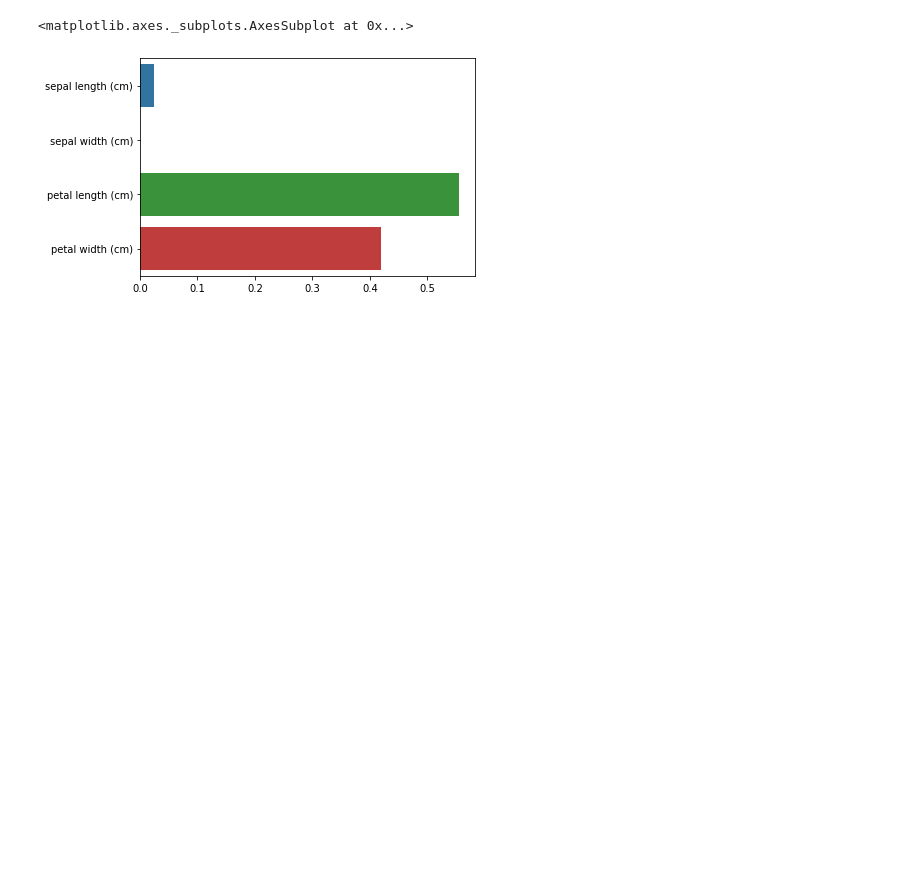
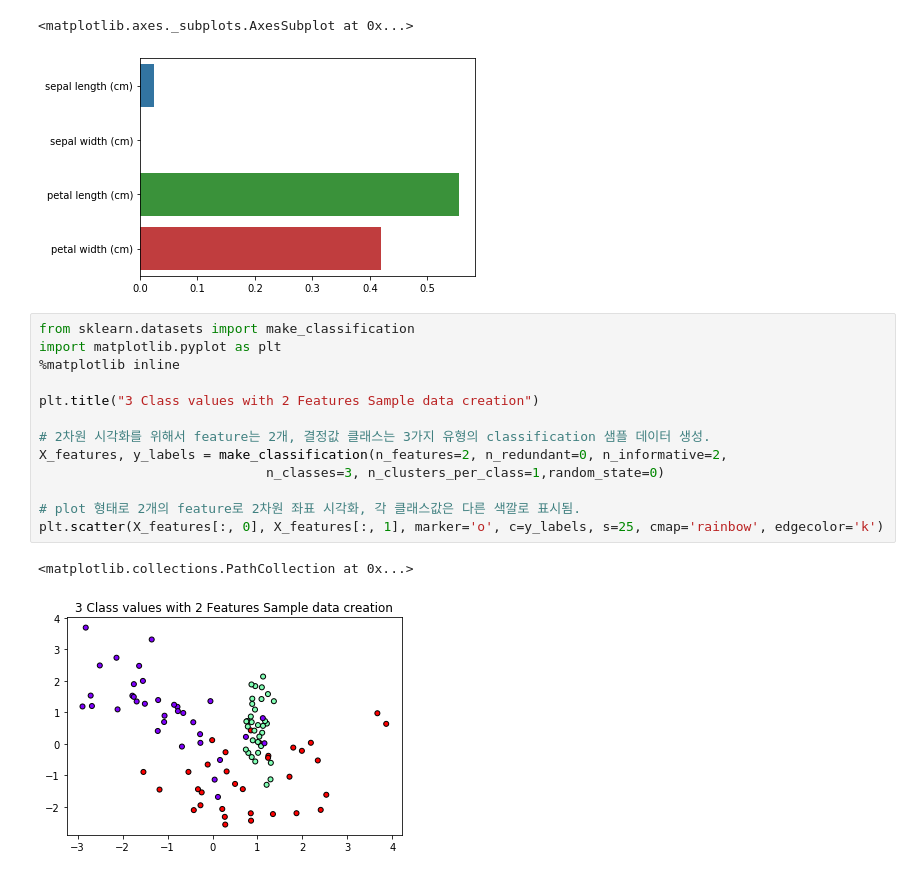
Before and after one commit to quovadisss/MLguide, a Jupyter notebook: 4.2 Decision Tree.ipynb, the cells around one changed output. Cells and saved outputs as stored; diff of their text form; blank space fills up the shorter version.

```diff
--- a/4.2 Decision Tree.ipynb
+++ b/4.2 Decision Tree.ipynb
@@ -52,3 +52,19 @@ petal length (cm) : 0.555
 petal width (cm) : 0.420
 <matplotlib.axes._subplots.AxesSubplot at 0x...>
 [figure]
+# %%
+from sklearn.datasets import make_classification
+import matplotlib.pyplot as plt
+%matplotlib inline
+
+plt.title("3 Class values with 2 Features Sample data creation")
+
+# 2차원 시각화를 위해서 feature는 2개, 결정값 클래스는 3가지 유형의 classification 샘플 데이터 생성.
+X_features, y_labels = make_classification(n_features=2, n_redundant=0, n_informative=2,
+                             n_classes=3, n_clusters_per_class=1,random_state=0)
+
+# plot 형태로 2개의 feature로 2차원 좌표 시각화, 각 클래스값은 다른 색깔로 표시됨.
+plt.scatter(X_features[:, 0], X_features[:, 1], marker='o', c=y_labels, s=25, cmap='rainbow', edgecolor='k')
+# %% [output]
+<matplotlib.collections.PathCollection at 0x...>
+[figure, added]
```
Also changed, not shown: parts of 13 cells of this notebook, 28 other files.
